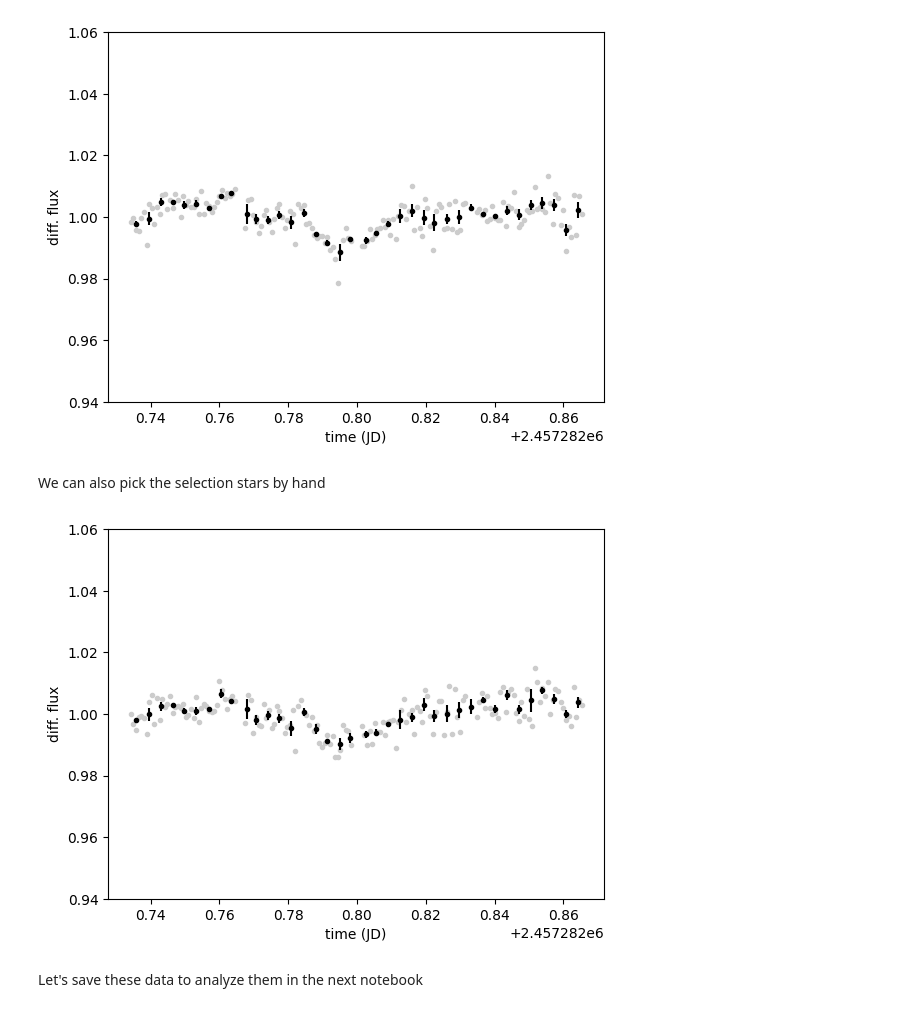
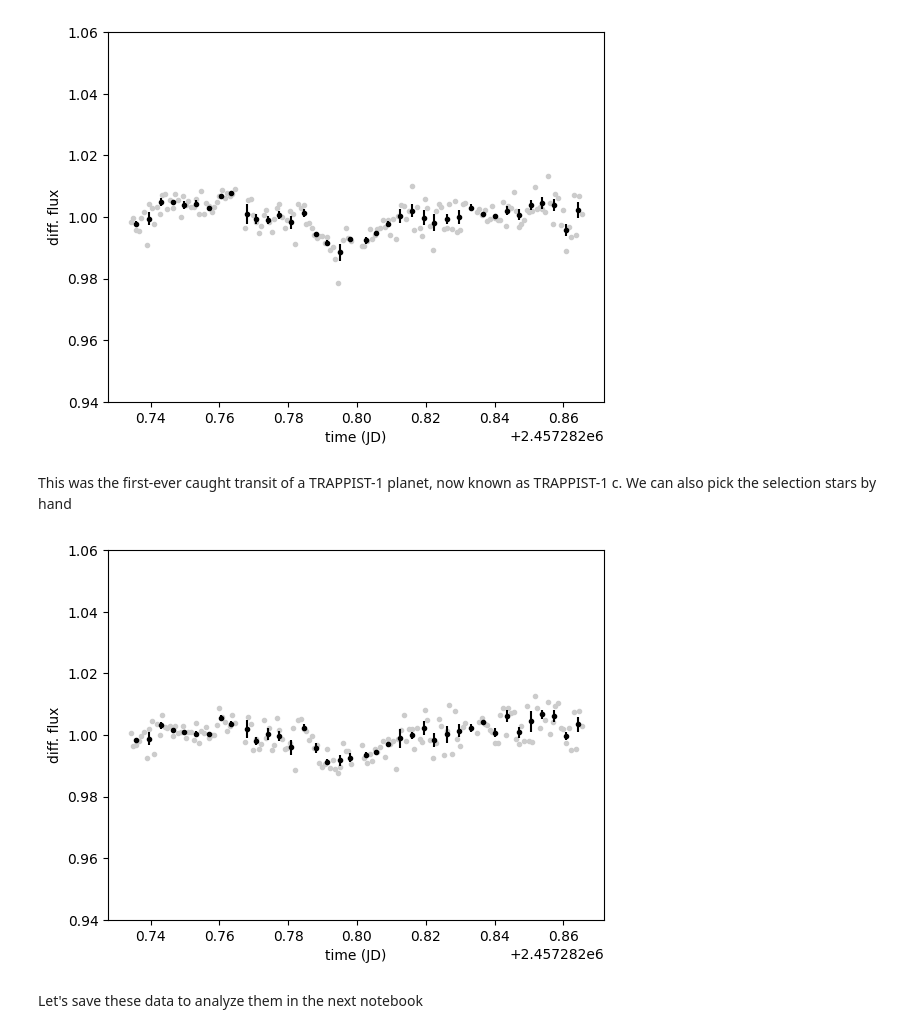
Before and after one commit to lgrcia/pysnack10-prose, a Jupyter notebook: material/reduction.ipynb, the cells around one changed output. Saved outputs shown, nothing was run; the diff lists cells and outputs as text; code cells hidden in the pictures.

```diff
--- a/material/reduction.ipynb
+++ b/material/reduction.ipynb
@@ -217,19 +219,19 @@ diff.plot()
 diff.bin(5 / 60 / 24, estimate_error=True).errorbar()
 # %% [output]
 [figure]
-# %% [markdown]
-We can also pick the selection stars by hand
+# %% [markdown]
+This was the first-ever caught transit of a TRAPPIST-1 planet, now known as TRAPPIST-1 c. We can also pick the selection stars by hand
 # %%
 # manual differential photometry
-diff = fluxes.diff([13, 21, 16, 18])
+_diff = fluxes.diff([13, 21, 16, 18])
 # picking best aperture
-diff.aperture = diff.best_aperture_index()
+_diff.aperture = diff.best_aperture_index()
 
 ax = plt.subplot(xlabel="time (JD)", ylabel="diff. flux", ylim=(0.94, 1.06))
-diff.plot()
-diff.bin(5 / 60 / 24, estimate_error=True).errorbar()
+_diff.plot()
+_diff.bin(5 / 60 / 24, estimate_error=True).errorbar()
 # %% [output]
-[figure, old version]
+[figure, new version]
 # %% [markdown]
 Let's save these data to analyze them in the next notebook
 # %%
```
Also changed, not shown: parts of 3 cells of this notebook, 3 other files.
